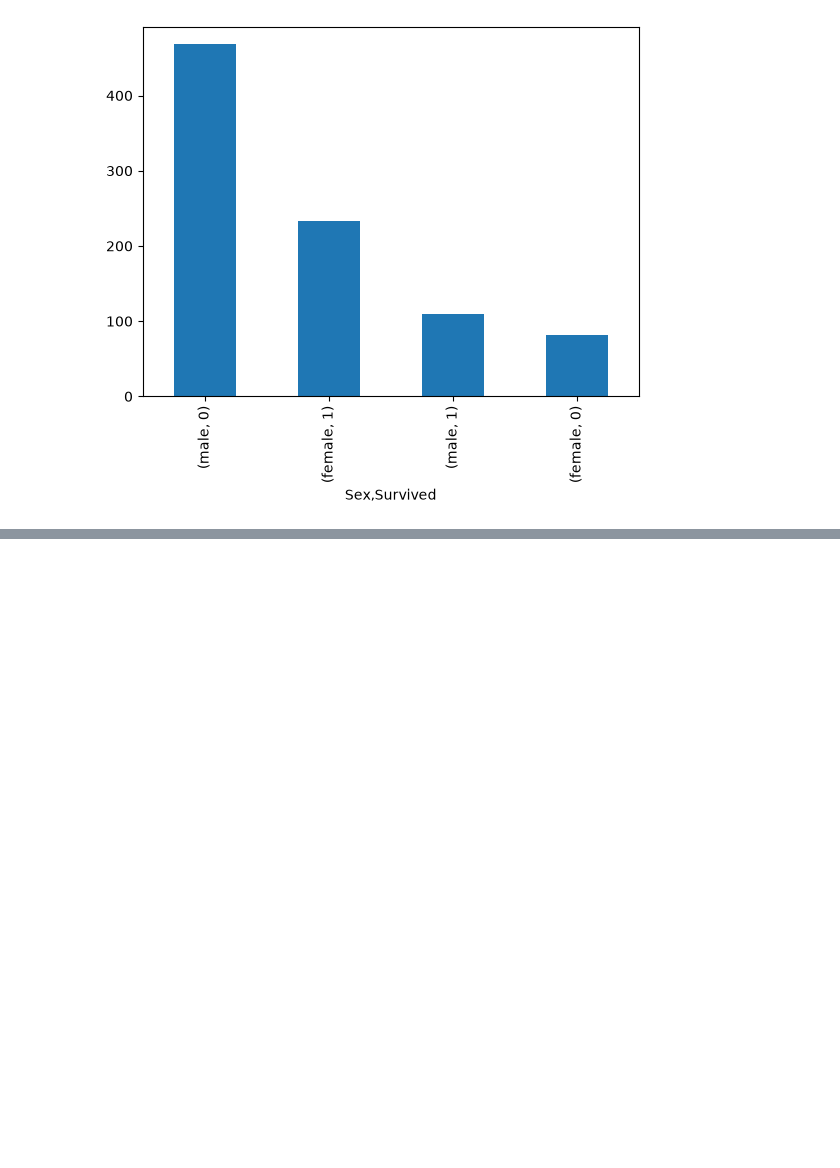
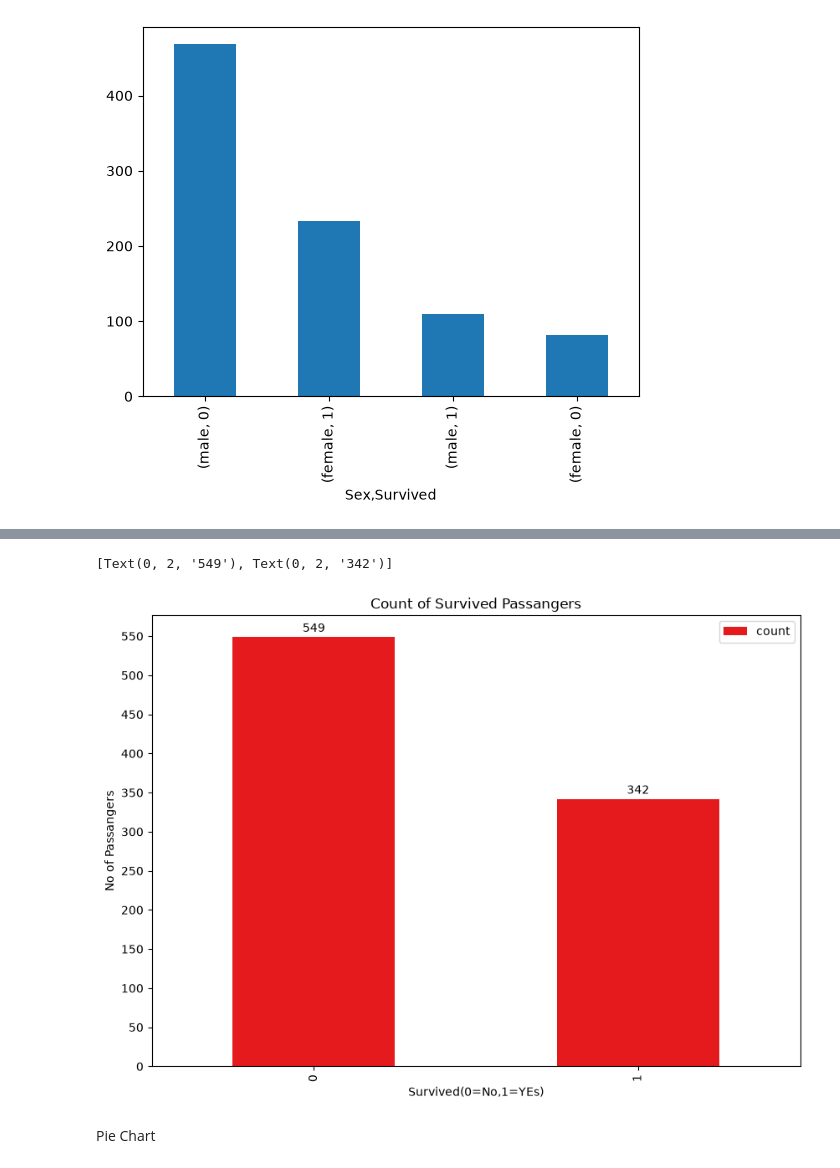
Before and after one commit to abinhyanmikha/Data-Science, a Jupyter notebook: Data preprocessing/day28/Visualization.ipynb, the cells around one changed output, grey strips where cells are left out. Cells and saved outputs as stored; diff of their text form; code cells hidden in the pictures; blank space fills up the shorter version.

```diff
--- a/Data preprocessing/day28/Visualization.ipynb
+++ b/Data preprocessing/day28/Visualization.ipynb
@@ -59,0 +60,19 @@ pd.crosstab(
+# %%
+ax=titanic_df.Survived.value_counts().plot(
+    kind="bar",
+    title="Count of Survived Passangers",
+    figsize=(10,7),
+    legend=True,
+    xlabel="Survived(0=No,1=YEs)",
+    ylabel="No of Passangers",
+    grid=False,
+    yticks=range(0,551,50),
+    colormap="Set1"
+)
+#add number above the bar
+ax.bar_label(ax.containers[0],padding=2)
+# %% [output]
+[Text(0, 2, '549'), Text(0, 2, '342')]
+[figure, added]
+# %% [markdown]
+Pie Chart
```
Also changed, not shown: parts of 19 cells of this notebook.
